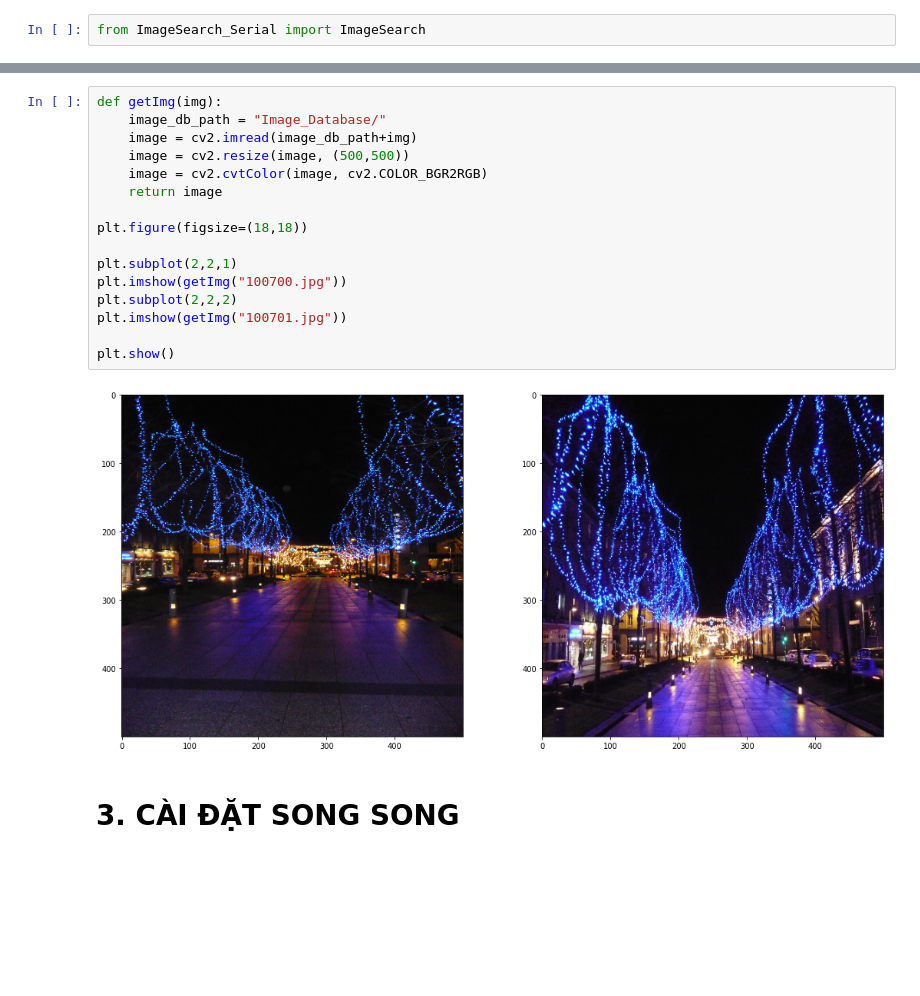
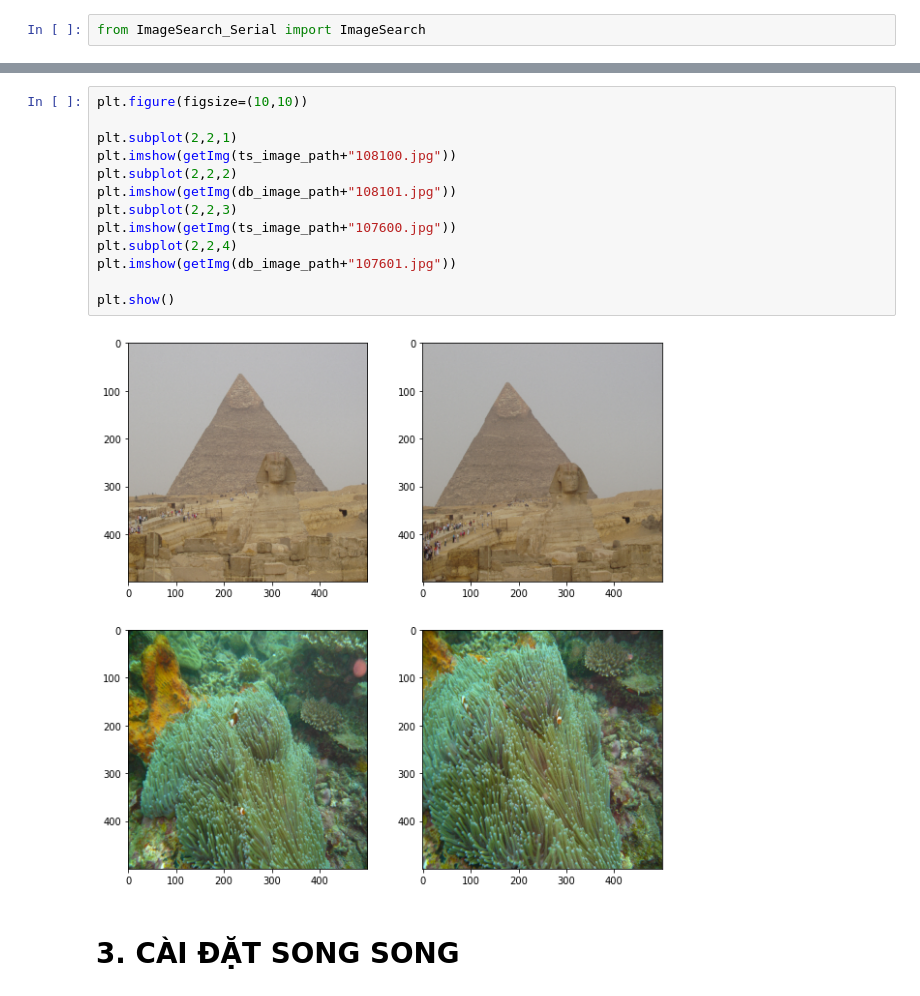
Before and after one commit to pdthuc/Applied-Parallel-Programming, a Jupyter notebook: Group04_AppliedParallelProgramming.ipynb, the cells around one changed output, grey strips where cells are left out. Cells and saved outputs as stored; diff of their text form; blank space fills up the shorter version.

```diff
--- a/Group04_AppliedParallelProgramming.ipynb
+++ b/Group04_AppliedParallelProgramming.ipynb
@@ -313,21 +371,18 @@ Correct_imageName
-# %%
-def getImg(img):
-    image_db_path = "Image_Database/"
-    image = cv2.imread(image_db_path+img)
-    image = cv2.resize(image, (500,500))
-    image = cv2.cvtColor(image, cv2.COLOR_BGR2RGB)
-    return image
-
-plt.figure(figsize=(18,18))
-
-plt.subplot(2,2,1)
-plt.imshow(getImg("100700.jpg"))
-plt.subplot(2,2,2)
-plt.imshow(getImg("100701.jpg"))
-
-plt.show()
-# %% [output]
-[figure, removed]
+# %%
+plt.figure(figsize=(10,10))
+
+plt.subplot(2,2,1)
+plt.imshow(getImg(ts_image_path+"108100.jpg"))
+plt.subplot(2,2,2)
+plt.imshow(getImg(db_image_path+"108101.jpg"))
+plt.subplot(2,2,3)
+plt.imshow(getImg(ts_image_path+"107600.jpg"))
+plt.subplot(2,2,4)
+plt.imshow(getImg(db_image_path+"107601.jpg"))
+
+plt.show()
+# %% [output]
+[figure, added]
 # %% [markdown]
 # **3. CÀI ĐẶT SONG SONG**
 # %% [markdown]
```
Also changed, not shown: parts of 32 cells of this notebook.
